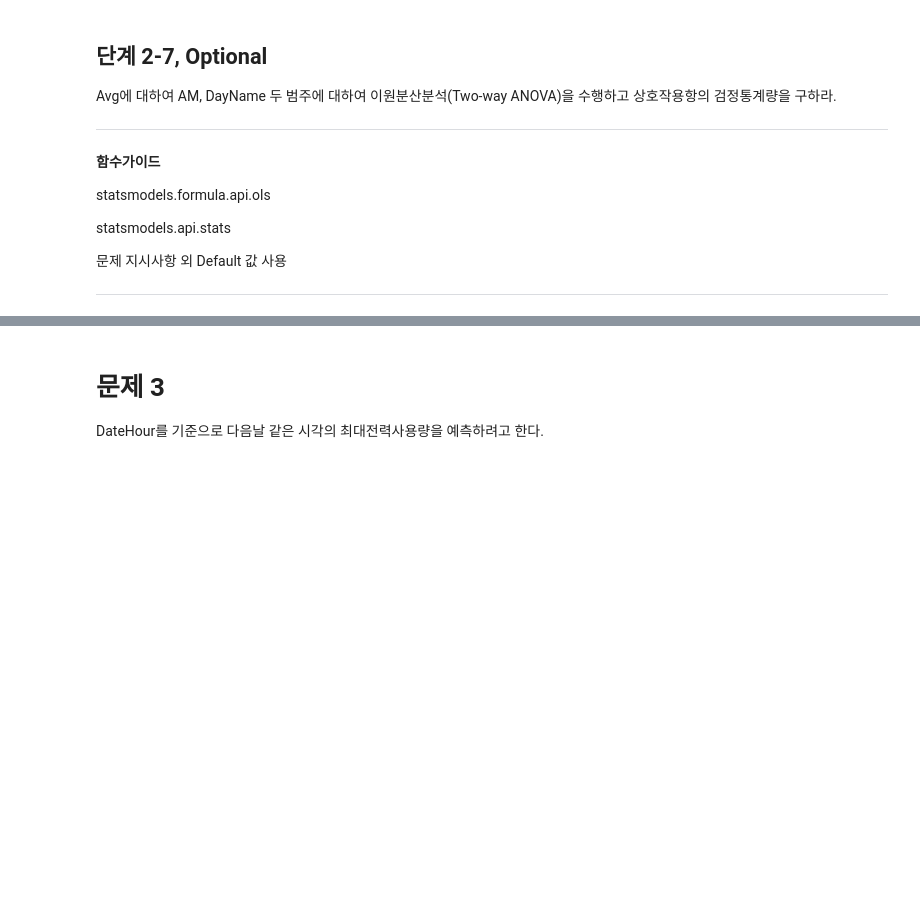
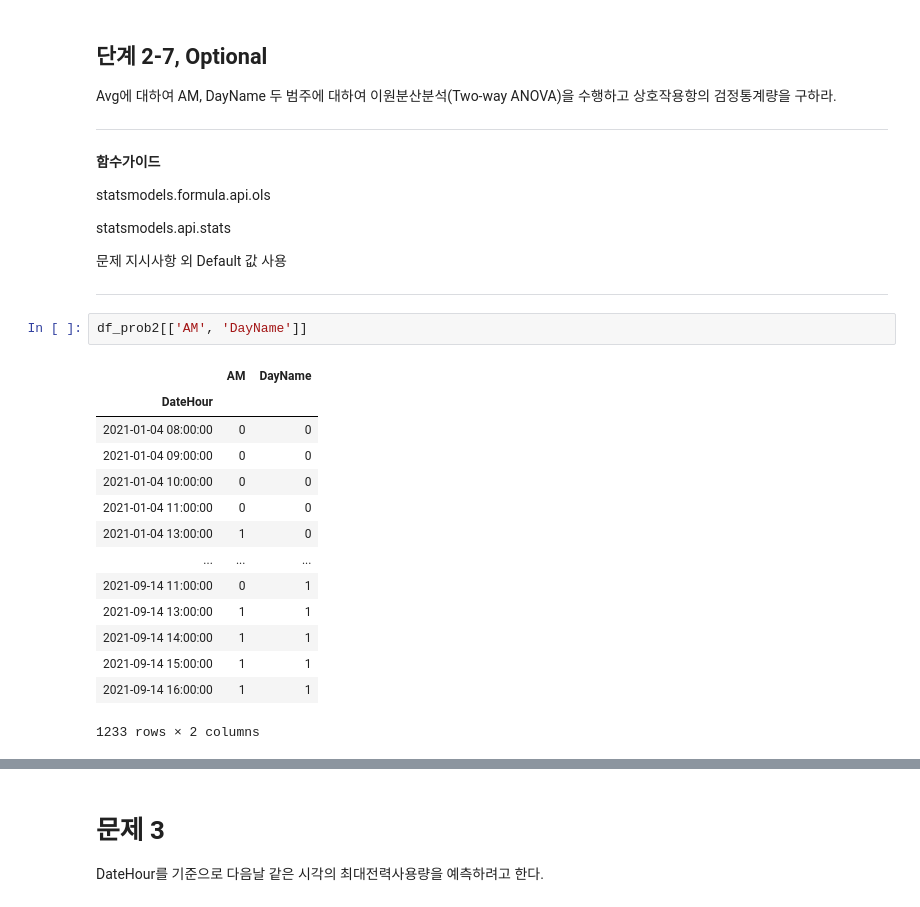
Before and after one commit to sunkusun9/DS_lv3_2607, a Jupyter notebook: sec_ds_lv3_prob3_prob.ipynb, the cells around one changed output, grey strips where cells are left out. Saved outputs shown, nothing was run; the diff lists cells and outputs as text; blank space fills up the shorter version.

```diff
--- a/sec_ds_lv3_prob3_prob.ipynb
+++ b/sec_ds_lv3_prob3_prob.ipynb
@@ -1243,3 +1266,20 @@ statsmodels.api.stats
 문제 지시사항 외 Default 값 사용
 
 ---
+# %%
+df_prob2[['AM', 'DayName']]
+# %% [output]
+|  | AM | DayName |
+| DateHour |  |  |
+| 2021-01-04 08:00:00 | 0 | 0 |
+| 2021-01-04 09:00:00 | 0 | 0 |
+| 2021-01-04 10:00:00 | 0 | 0 |
+| 2021-01-04 11:00:00 | 0 | 0 |
+| 2021-01-04 13:00:00 | 1 | 0 |
+| ... | ... | ... |
+| 2021-09-14 11:00:00 | 0 | 1 |
+| 2021-09-14 13:00:00 | 1 | 1 |
+| 2021-09-14 14:00:00 | 1 | 1 |
+| 2021-09-14 15:00:00 | 1 | 1 |
+| 2021-09-14 16:00:00 | 1 | 1 |
+1233 rows × 2 columns
```
Also changed, not shown: parts of 129 cells of this notebook.
